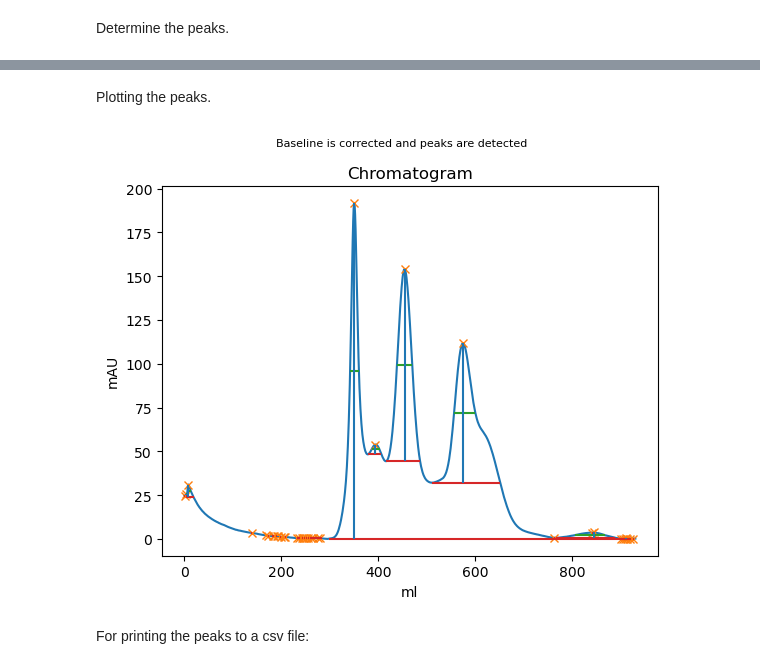
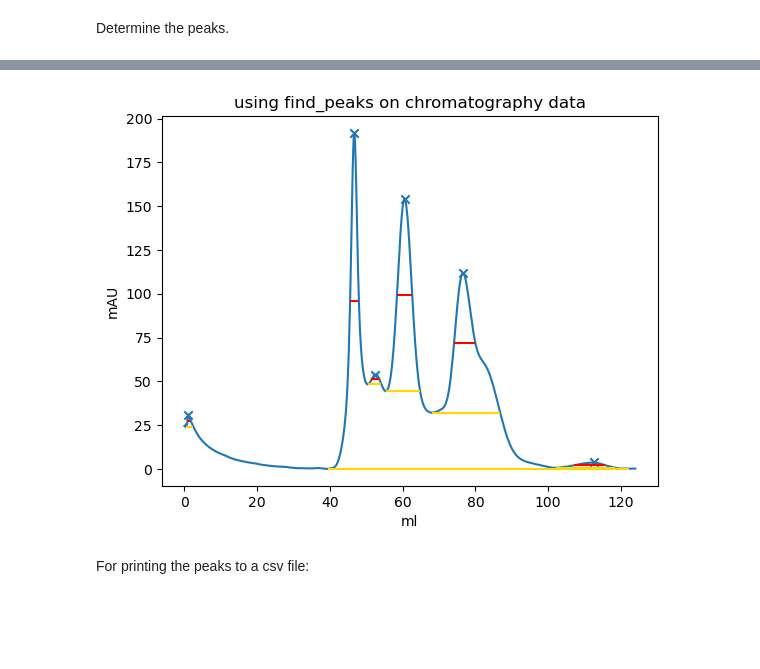
Before and after one commit to KodyKlupt/LCBreaker, a Jupyter notebook: baseline_correction_desktop.ipynb, the cells around one changed output, grey strips where cells are left out. Saved outputs shown, nothing was run; the diff lists cells and outputs as text; code cells hidden in the pictures; blank space fills up the shorter version.

Commit message:
update baseline correction program

```diff
--- a/baseline_correction_desktop.ipynb
+++ b/baseline_correction_desktop.ipynb
@@ -82,19 +38,47 @@ contour_heights = x[peaks] - prominences #finds the contour heights of the peaks
-# %% [markdown]
-Plotting the peaks.
-# %%
-#plotting the peaks
-plt.plot(x)
-plt.plot(peaks, x[peaks], "x")
-plt.hlines(*results_half[1:], color="C2")
-plt.hlines(*results_full[1:], color="C3")
-plt.vlines(x=peaks, ymin=contour_heights, ymax=x[peaks])
-plt.title('Chromatogram')
-plt.xlabel('ml')
-plt.ylabel('mAU')
-plt.suptitle('Baseline is corrected and peaks are detected', fontsize=8)
-plt.show()
-# %% [output]
-[figure, removed]
+# %%
+
+dataframe = pd.read_csv('sampledata\sampledata.csv') #name of file should be as input
+
+#baseline correction
+
+dataframe['mAU'] = dataframe['mAU'] - dataframe['mAU'].min() #subtracts the minimum value of mAU from all values of mAU
+# dataframe = dataframe.to_numpy() #converts dataframe to numpy array
+# print(dataframe) #prints the dataframe
+
+#@markdown arbitrary. higher = less sensitivity to small peaks, but less noise
+min_prominence = 1
+
+fig, ax = plt.subplots()
+
+# alias dataframe columns to x/y for readability
+x = dataframe['ml']
+y = dataframe['mAU']
+
+peaks, properties = find_peaks(y, prominence=(min_prominence, y.max()), width=0)
+
+# Option 2: Convert index to ml when plotting (I prefer this one)
+# This makes the hlines function a little uglier (uses indices to find correct ml values)
+ax.plot(x, y)
+ax.scatter(x[peaks], y[peaks], marker='x')
+ax.hlines(properties['width_heights'],
+          x[properties['left_ips'].astype(int)],  ##had to use integer since it is an array and avoid an error
+          x[properties['right_ips'].astype(int)], colors='red')
+
+# again with rel_height=1
+peaks, properties = find_peaks(y, prominence=(min_prominence, y.max()), width=0, rel_height=1)
+ax.hlines(properties['width_heights'],
+          x[properties['left_ips'].astype(int)],
+          x[properties['right_ips'].astype(int)], colors='gold')
+ax.set_xlabel('ml')
+ax.set_ylabel('mAU')
+ax.set_title('using find_peaks on chromatography data')
+
+fig.show()
+
+# print(x[peaks].astype(int)) #prints the ml values of the peaks
+# print(y[peaks].astype(int)) #prints the mAU values of the peaks
+# %% [output]
+[figure, added]
 # %% [markdown]
 For printing the peaks to a csv file:
 # %%
```
Also changed, not shown: parts of 5 cells of this notebook, 1 other file.
